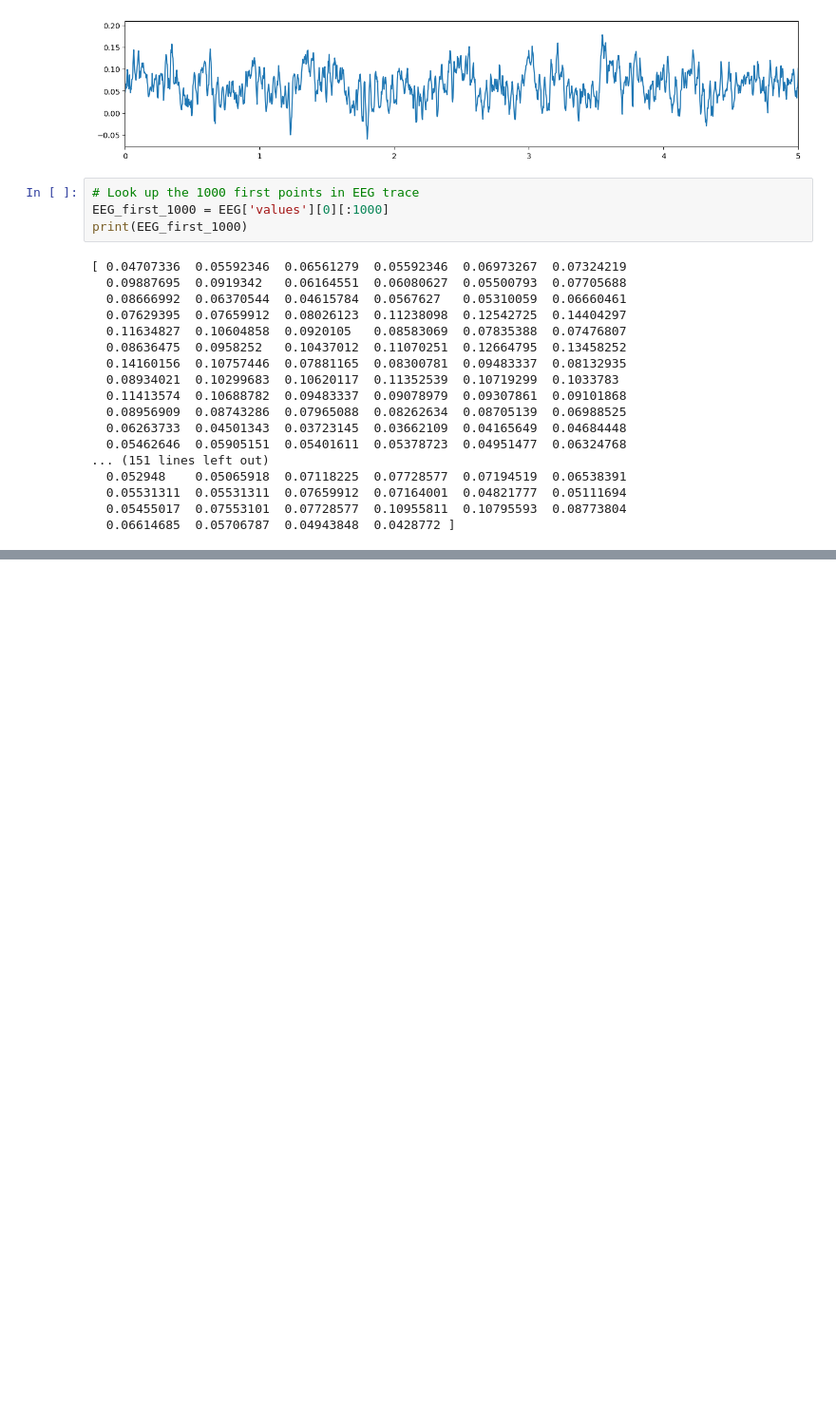
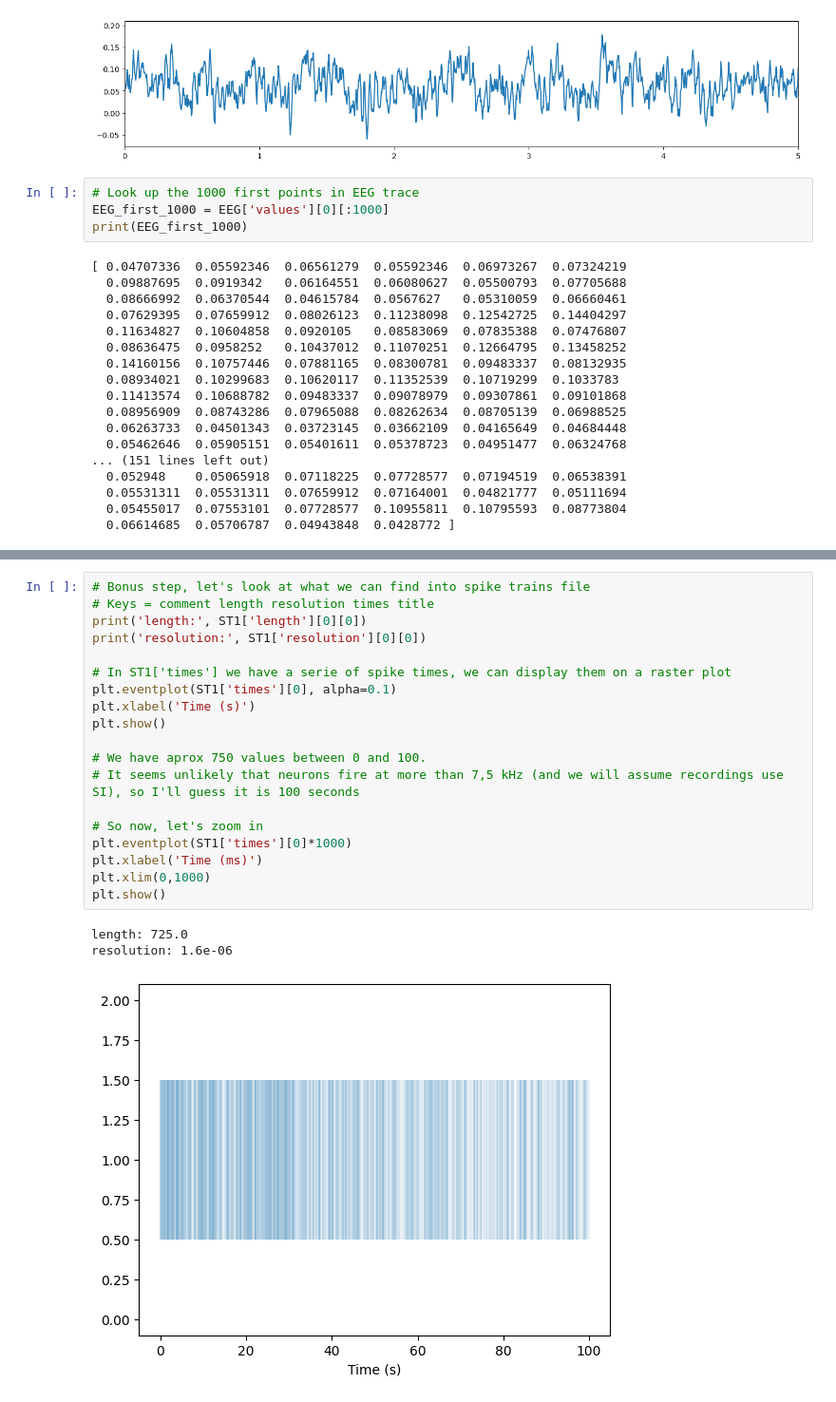
Before and after one commit to nicolas-bsrt/parkinson_project, a Jupyter notebook: project.ipynb, the cells around one changed output, grey strips where cells are left out. Shown at 95% size. Drawn from its saved outputs; the diff is of its cells as text; blank space fills up the shorter version.

```diff
--- a/project.ipynb
+++ b/project.ipynb
@@ -114,0 +123,23 @@ plt.show()
+# %%
+# Bonus step, let's look at what we can find into spike trains file
+# Keys = comment length resolution times title
+print('length:', ST1['length'][0][0])
+print('resolution:', ST1['resolution'][0][0])
+
+# In ST1['times'] we have a serie of spike times, we can display them on a raster plot
+plt.eventplot(ST1['times'][0], alpha=0.1)
+plt.xlabel('Time (s)')
+plt.show()
+
+# We have aprox 750 values between 0 and 100.
+# It seems unlikely that neurons fire at more than 7,5 kHz (and we will assume recordings use SI), so I'll guess it is 100 seconds
+
+# So now, let's zoom in
+plt.eventplot(ST1['times'][0]*1000)
+plt.xlabel('Time (ms)')
+plt.xlim(0,1000)
+plt.show()
+# %% [output]
+length: 725.0
+resolution: 1.6e-06
+[figure, added]
```
Also changed, not shown: parts of 19 cells of this notebook.
